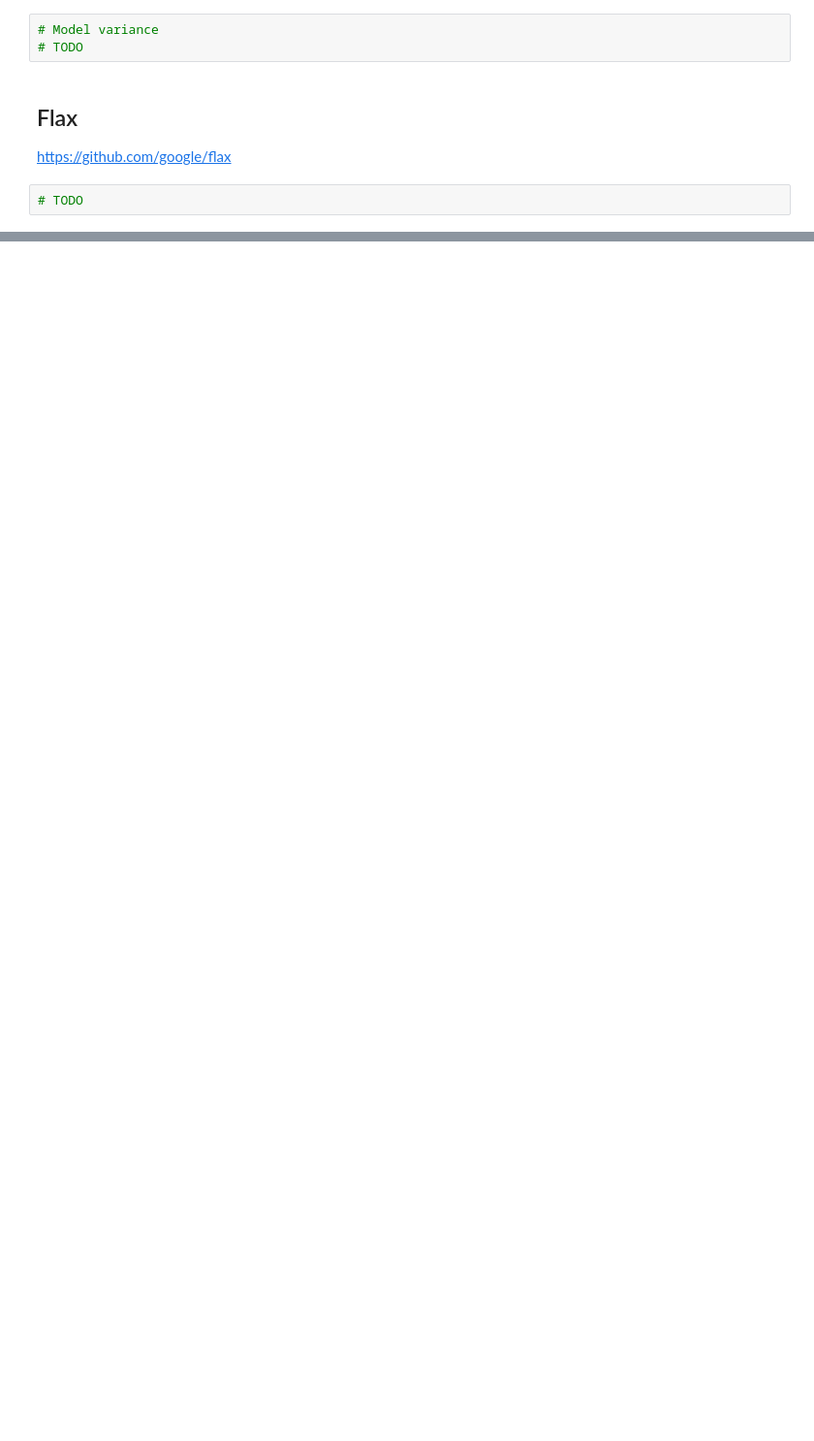
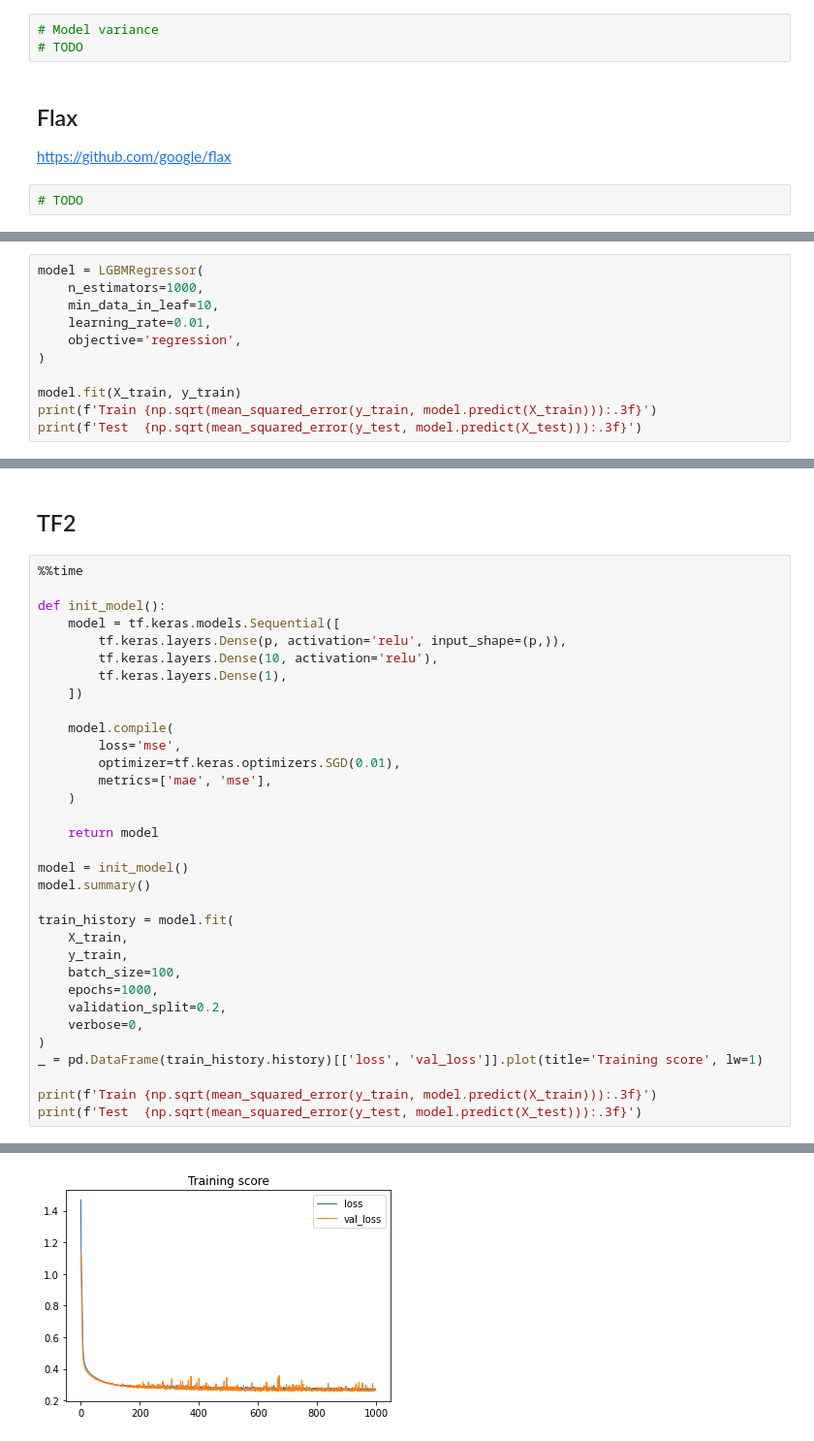
Before and after one commit to mysterious-ben/ds-examples, a Jupyter notebook: dl/dl_hello_world.ipynb, the cells around one changed output, grey strips where cells are left out. Shown at 97% size. Saved outputs shown, nothing was run; the diff lists cells and outputs as text; blank space fills up the shorter version.

```diff
--- a/dl/dl_hello_world.ipynb
+++ b/dl/dl_hello_world.ipynb
@@ -342,0 +387,11 @@ https://github.com/google/flax
+# %%
+model = LGBMRegressor(
+    n_estimators=1000,
+    min_data_in_leaf=10,
+    learning_rate=0.01,
+    objective='regression',
+)
+
+model.fit(X_train, y_train)
+print(f'Train {np.sqrt(mean_squared_error(y_train, model.predict(X_train))):.3f}')
+print(f'Test  {np.sqrt(mean_squared_error(y_test, model.predict(X_test))):.3f}')
@@ -342,0 +401,36 @@ https://github.com/google/flax
+# %% [markdown]
+## TF2
+# %%
+%%time
+
+def init_model():
+    model = tf.keras.models.Sequential([
+        tf.keras.layers.Dense(p, activation='relu', input_shape=(p,)),
+        tf.keras.layers.Dense(10, activation='relu'),
+        tf.keras.layers.Dense(1),
+    ])
+
+    model.compile(
+        loss='mse',
+        optimizer=tf.keras.optimizers.SGD(0.01),
+        metrics=['mae', 'mse'],
+    )
+
+    return model
+
+model = init_model()
+model.summary()
+
+train_history = model.fit(
+    X_train,
+    y_train,
+    batch_size=100,
+    epochs=1000,
+    validation_split=0.2,
+    verbose=0,
+)
+_ = pd.DataFrame(train_history.history)[['loss', 'val_loss']].plot(title='Training score', lw=1)
+
+print(f'Train {np.sqrt(mean_squared_error(y_train, model.predict(X_train))):.3f}')
+print(f'Test  {np.sqrt(mean_squared_error(y_test, model.predict(X_test))):.3f}')
+# %% [output]
@@ -342,0 +455 @@ https://github.com/google/flax
+[figure, added]
```
Also changed, not shown: parts of 28 cells of this notebook.
